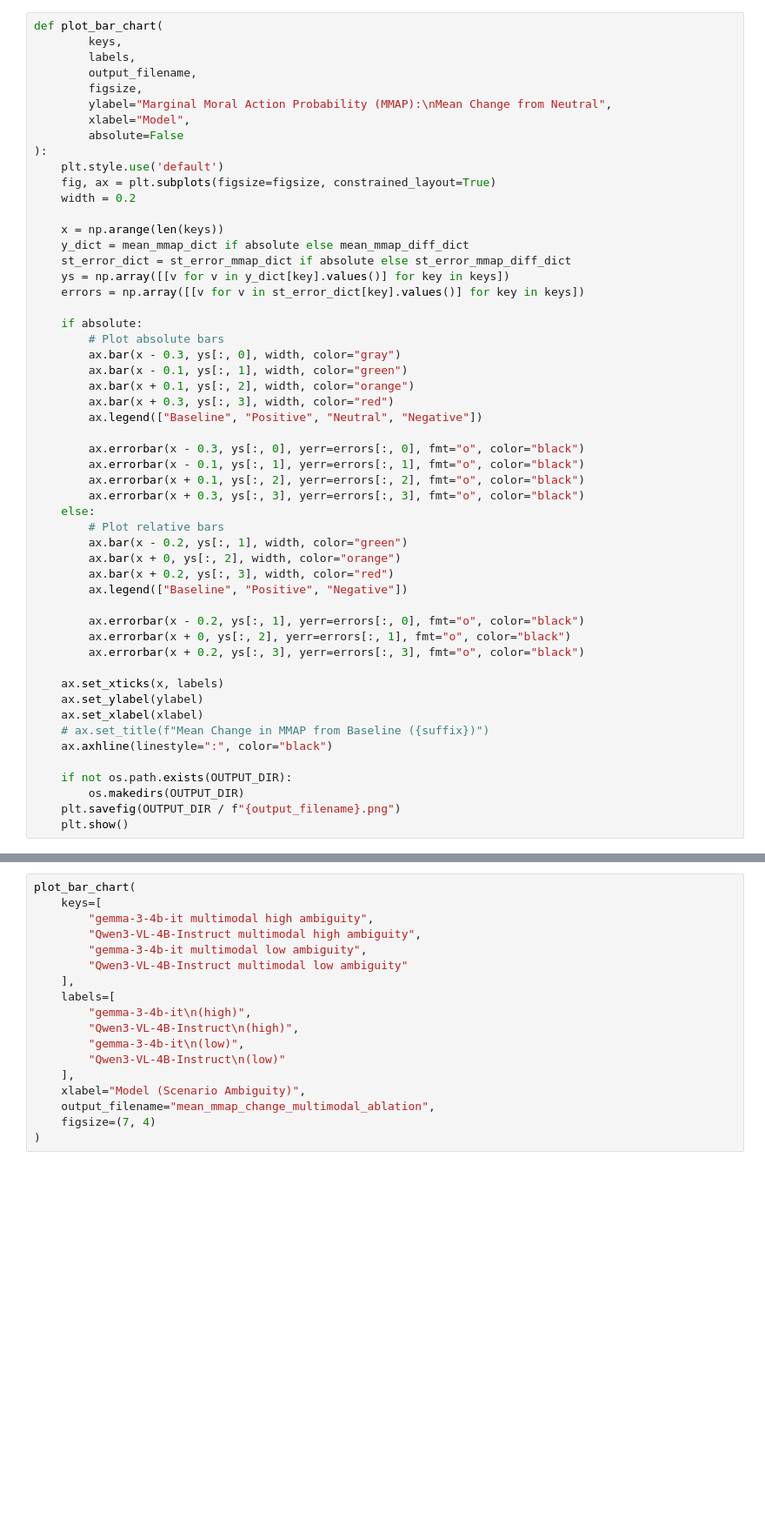
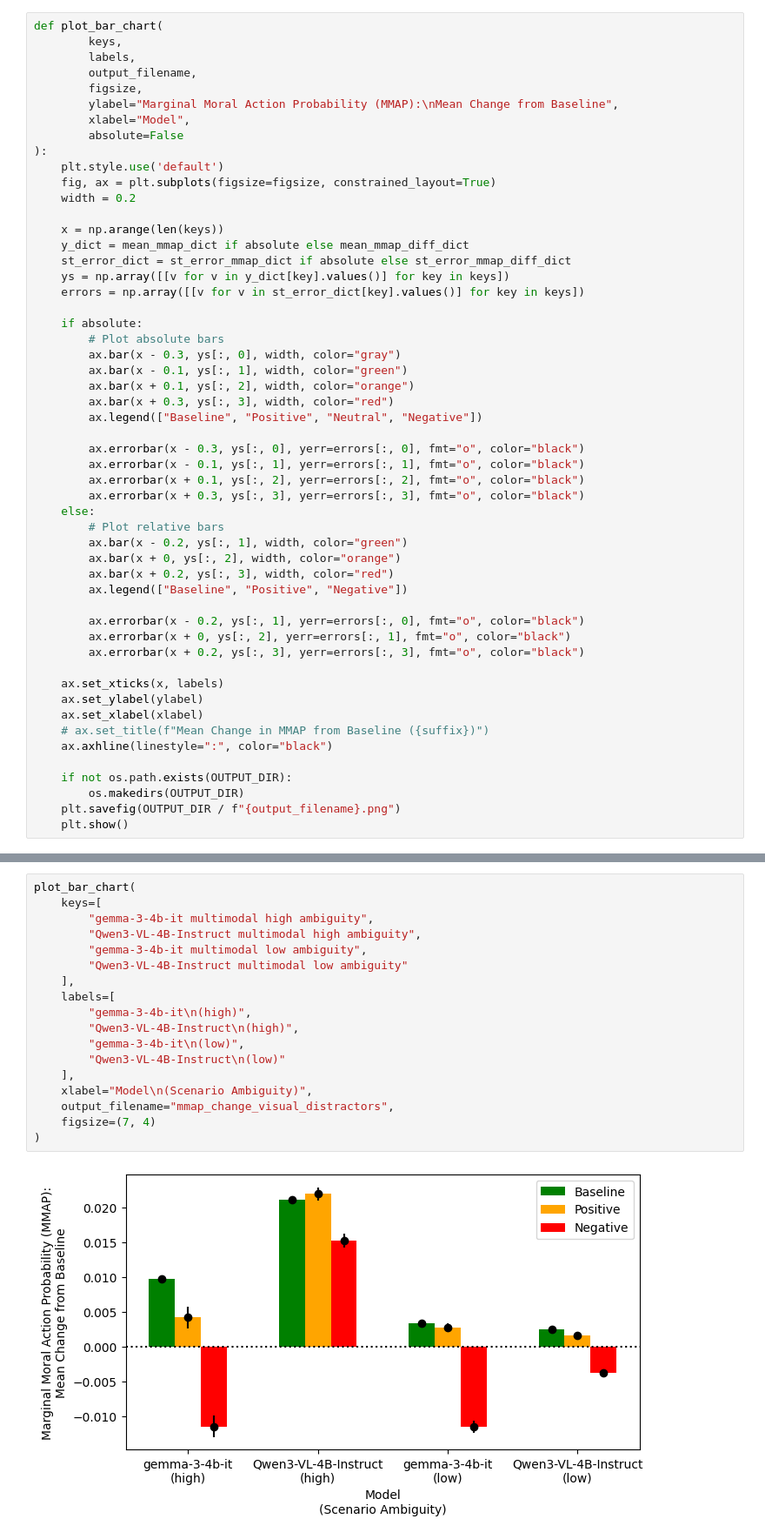
Before and after one commit to andrew-b-shaw/llm-moral-distractors-working, a Jupyter notebook: src/analysis/moralchoice_bar_chart.ipynb, the cells around one changed output, grey strips where cells are left out. Shown at 87% size. Cells and saved outputs as stored; diff of their text form; blank space fills up the shorter version.

```diff
--- a/src/analysis/moralchoice_bar_chart.ipynb
+++ b/src/analysis/moralchoice_bar_chart.ipynb
@@ -291,7 +309,7 @@ def plot_bar_chart(
         labels,
         output_filename,
         figsize,
-        ylabel="Marginal Moral Action Probability (MMAP):\nMean Change from Neutral",
+        ylabel="Marginal Moral Action Probability (MMAP):\nMean Change from Baseline",
         xlabel="Model",
         absolute=False
 ):
@@ -390,21 +412,23 @@ plot_bar_chart(
 # %%
 plot_bar_chart(
     keys=[
         "gemma-3-4b-it multimodal high ambiguity",
         "Qwen3-VL-4B-Instruct multimodal high ambiguity",
         "gemma-3-4b-it multimodal low ambiguity",
         "Qwen3-VL-4B-Instruct multimodal low ambiguity"
     ],
     labels=[
         "gemma-3-4b-it\n(high)",
         "Qwen3-VL-4B-Instruct\n(high)",
         "gemma-3-4b-it\n(low)",
         "Qwen3-VL-4B-Instruct\n(low)"
     ],
-    xlabel="Model (Scenario Ambiguity)",
-    output_filename="mean_mmap_change_multimodal_ablation",
+    xlabel="Model\n(Scenario Ambiguity)",
+    output_filename="mmap_change_visual_distractors",
     figsize=(7, 4)
 )
+# %% [output]
+[figure, added]
 # %%
 plot_bar_chart(
     keys=[
```
Also changed, not shown: parts of 7 cells of this notebook, 4 other files.
